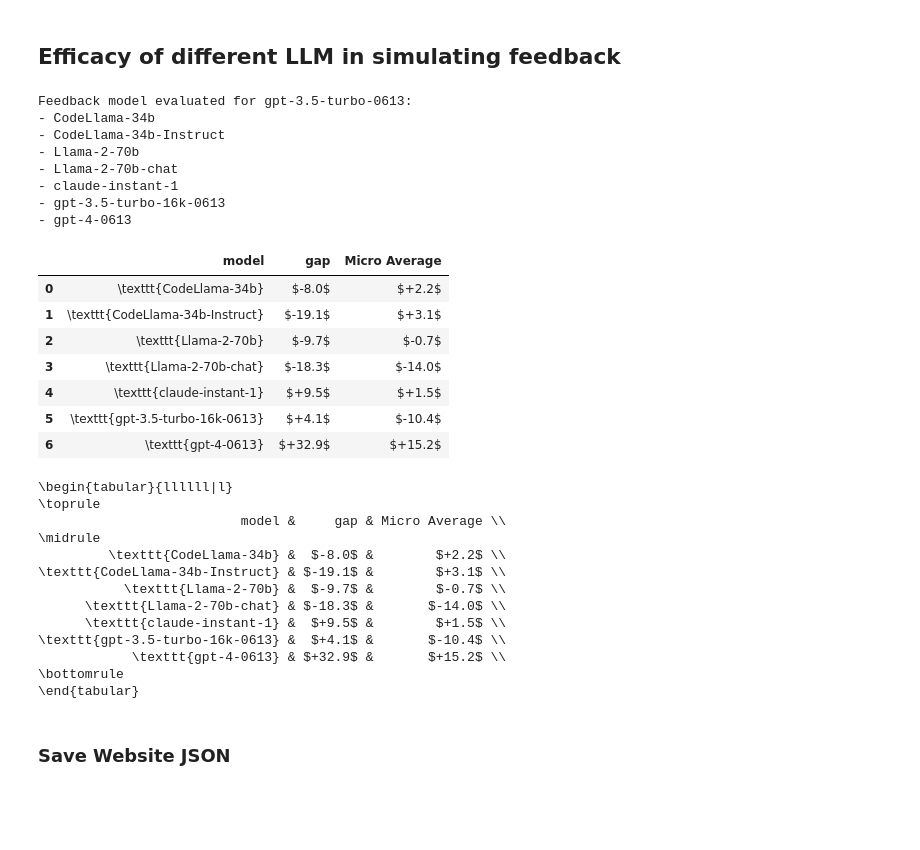
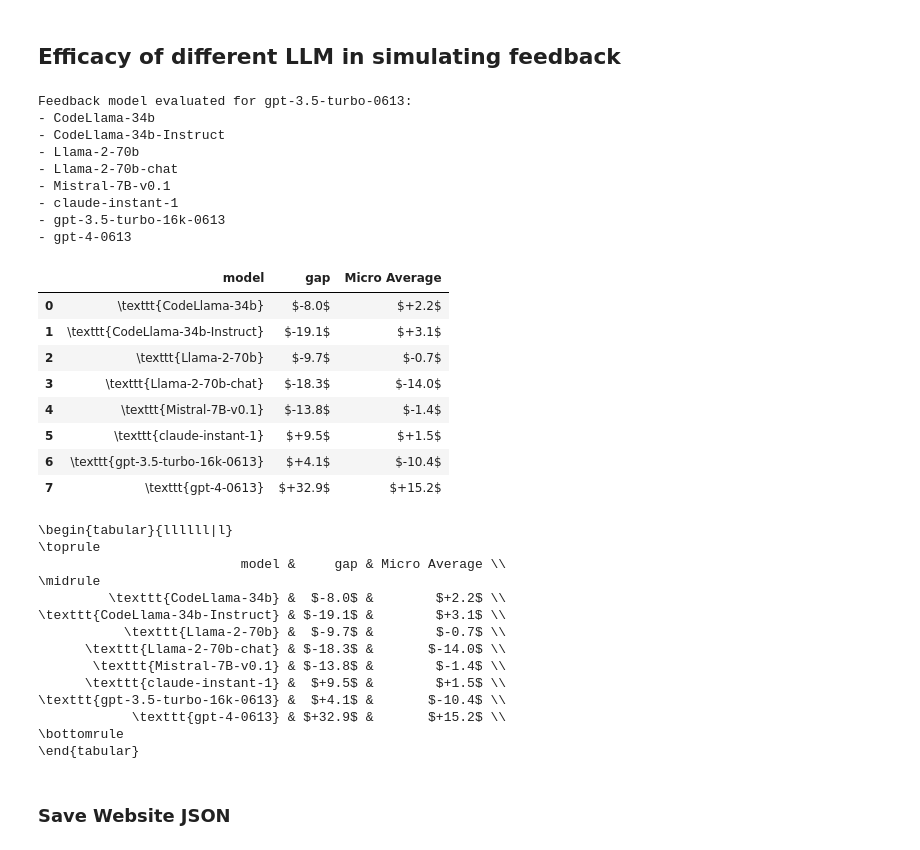
Before and after one commit to xingyaoww/mint-bench, a Jupyter notebook: scripts/notebook/analyze_outputs.ipynb, the cells around one changed output. Saved outputs shown, nothing was run; the diff lists cells and outputs as text; code cells hidden in the pictures; blank space fills up the shorter version.

Commit message:
add feedback provider table

```diff
--- a/scripts/notebook/analyze_outputs.ipynb
+++ b/scripts/notebook/analyze_outputs.ipynb
@@ -1051,7 +1031,7 @@ def plot_multiple_feedback_diff_table(feedback_perfs, nofeedback_perf, names=[])
     }
     feedback_table = feedback_table.stack(level='metric').rename(columns=COLUMN_NAME_MAP)
     feedback_table = feedback_table.rename(index={
-        k: k[1:] for k in keys
+        k: k[k.find("\\"):] for k in keys
     }) # remove the first character for sorting
 
     feedback_table = feedback_table.reindex(columns=[
@@ -1076,7 +1056,6 @@ def plot_multiple_feedback_diff_table(feedback_perfs, nofeedback_perf, names=[])
     feedback_baseline_perf_gap.reset_index(inplace=True)
     feedback_table = feedback_table.reset_index().drop(columns=["agent_model_name"])
     feedback_table = feedback_table.rename(columns={"metric": "model"})
-    # feedback_table = pd.concat([feedback_baseline_perf_gap, feedback_table], axis=1)
     feedback_table = pd.merge(feedback_baseline_perf_gap, feedback_table, on="model")
     display(feedback_table)
 
@@ -1109,9 +1088,9 @@ def get_feedback_model_results(main_table_sr, agent_model_name):
             names.append(feedback_model_name)
 
     print(f"Feedback model evaluated for {agent_model_name}:")
-    for name in names:
+    for i, name in enumerate(names):
         print(f"- {name}")
-
+    assert len(success_rate_tables) == len(names)
     feedback_efficacy_table = plot_multiple_feedback_diff_table(
         # [
         # gpt4_feedback_sr,
@@ -1120,45 +1099,38 @@ def get_feedback_model_results(main_table_sr, agent_model_name):
         # llama2_70b_base_feedback_sr,
         # llama2_70b_chat_feedback_sr,
         # codellama_34b_base_feedback_sr,
         # codellama_34b_instruct_feedback_sr
         # ],
         success_rate_tables,
         main_table_sr.drop(index=list(
             set(main_table_sr.index) - {agent_model_name}
         )),
         names=names
-        # names=[
-        #     'gpt-4-0613',
-        #     'gpt-3.5-turbo-0613',
-        #     "claude-instant-1",
-        #     "Llama-2-70b",
-        #     "Llama-2-70b-chat",
-        #     "CodeLlama-34b",
-        #     "CodeLlama-34b-Instruct"
-        # ]
     )
     return feedback_efficacy_table
 
 feedback_efficacy_table = get_feedback_model_results(main_table_sr, "gpt-3.5-turbo-0613")
 # gpt4_feedback_wsr = generate_table("exp_setting == 'max5_p2+tool+cd' and feedback_setting == 'PHF=no_GT-textual' and feedback_model_name == 'gpt-4-0613'", mode='rwp')
 # plot_feedback_diff_table(gpt4_feedback_wsr, main_table_wsr)
 # %% [output]
 Feedback model evaluated for gpt-3.5-turbo-0613:
 - CodeLlama-34b
 - CodeLlama-34b-Instruct
 - Llama-2-70b
 - Llama-2-70b-chat
+- Mistral-7B-v0.1
 - claude-instant-1
 - gpt-3.5-turbo-16k-0613
 - gpt-4-0613
 |  | model | gap | Micro Average |
 | 0 | \texttt{CodeLlama-34b} | $-8.0$ | $+2.2$ |
 | 1 | \texttt{CodeLlama-34b-Instruct} | $-19.1$ | $+3.1$ |
 | 2 | \texttt{Llama-2-70b} | $-9.7$ | $-0.7$ |
 | 3 | \texttt{Llama-2-70b-chat} | $-18.3$ | $-14.0$ |
-| 4 | \texttt{claude-instant-1} | $+9.5$ | $+1.5$ |
-| 5 | \texttt{gpt-3.5-turbo-16k-0613} | $+4.1$ | $-10.4$ |
-| 6 | \texttt{gpt-4-0613} | $+32.9$ | $+15.2$ |
+| 4 | \texttt{Mistral-7B-v0.1} | $-13.8$ | $-1.4$ |
+| 5 | \texttt{claude-instant-1} | $+9.5$ | $+1.5$ |
+| 6 | \texttt{gpt-3.5-turbo-16k-0613} | $+4.1$ | $-10.4$ |
+| 7 | \texttt{gpt-4-0613} | $+32.9$ | $+15.2$ |
 \begin{tabular}{llllll|l}
 \toprule
                           model &     gap & Micro Average \\
@@ -1167,6 +1139,7 @@ Feedback model evaluated for gpt-3.5-turbo-0613:
 \texttt{CodeLlama-34b-Instruct} & $-19.1$ &        $+3.1$ \\
            \texttt{Llama-2-70b} &  $-9.7$ &        $-0.7$ \\
       \texttt{Llama-2-70b-chat} & $-18.3$ &       $-14.0$ \\
+       \texttt{Mistral-7B-v0.1} & $-13.8$ &        $-1.4$ \\
       \texttt{claude-instant-1} &  $+9.5$ &        $+1.5$ \\
 \texttt{gpt-3.5-turbo-16k-0613} &  $+4.1$ &       $-10.4$ \\
             \texttt{gpt-4-0613} & $+32.9$ &       $+15.2$ \\
```
Also changed, not shown: parts of 4 cells of this notebook, 3 other files.
